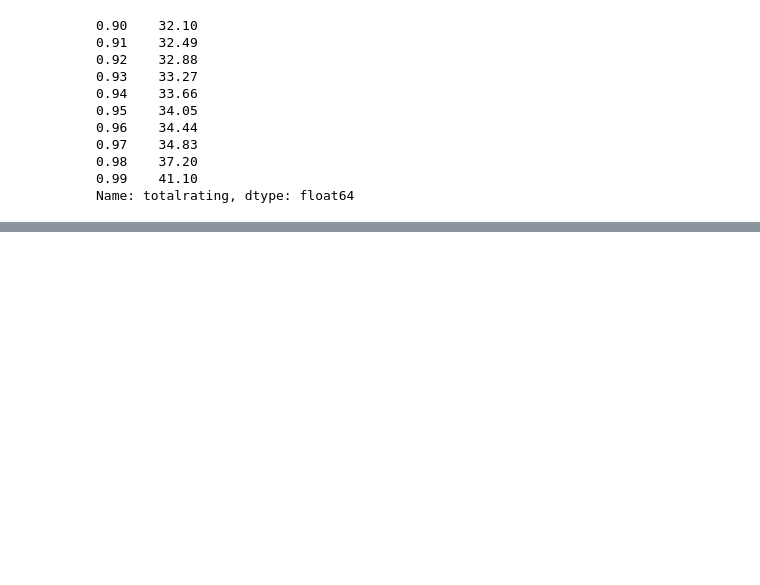
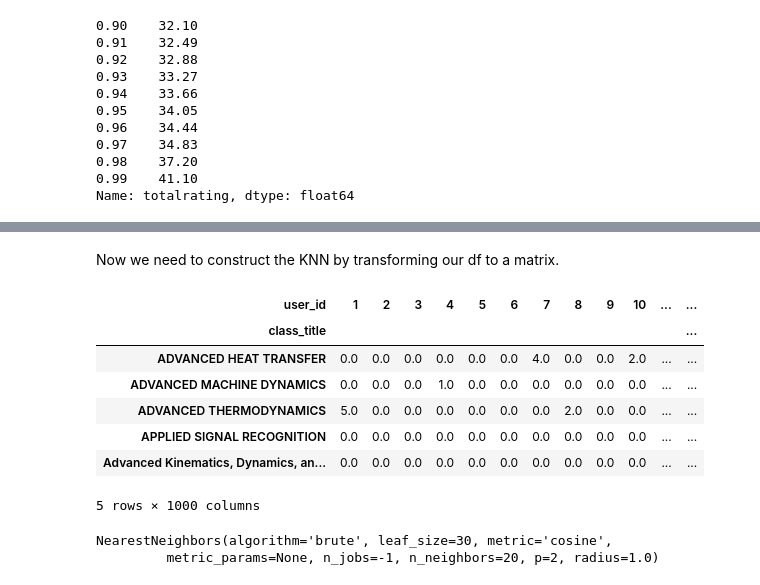
Before and after one commit to NadiaAlmutlak/Columbia_Degree_Rec, a Jupyter notebook: KNN_classRec.ipynb, the cells around one changed output, grey strips where cells are left out. Cells and saved outputs as stored; diff of their text form; code cells hidden in the pictures; blank space fills up the shorter version.

```diff
--- a/KNN_classRec.ipynb
+++ b/KNN_classRec.ipynb
@@ -108,3 +192,32 @@ rating_popularclass.head()
 | 2 | 20 | 17 | 2 | E4302 | ADVANCED THERMODYNAMICS | 2 | 4 | http://www.columbia.edu/cu/bullet... | 31 |
 | 3 | 66 | 17 | 5 | E4302 | ADVANCED THERMODYNAMICS | 2 | 4 | http://www.columbia.edu/cu/bullet... | 31 |
 | 4 | 130 | 17 | 5 | E4302 | ADVANCED THERMODYNAMICS | 2 | 4 | http://www.columbia.edu/cu/bullet... | 31 |
+# %% [markdown]
+Now we need to construct the KNN by transforming our df to a matrix.
+# %%
+from scipy.sparse import csr_matrix
+
+#Transform the DF into a matrix
+pivot=rating_total.pivot(index="class_title",columns="user_id", values="rating").fillna(0)
+
+# convert dataframe of movie features to scipy sparse matrix
+mat_class_features = csr_matrix(pivot.values)
+
+pivot.head()
+# %% [output]
+| user_id | 1 | 2 | 3 | 4 | 5 | 6 | 7 | 8 | 9 | 10 | ... | ... |
+| class_title |  |  |  |  |  |  |  |  |  |  |  | ... |
+| ADVANCED HEAT TRANSFER | 0.0 | 0.0 | 0.0 | 0.0 | 0.0 | 0.0 | 4.0 | 0.0 | 0.0 | 2.0 | ... | ... |
+| ADVANCED MACHINE DYNAMICS | 0.0 | 0.0 | 0.0 | 1.0 | 0.0 | 0.0 | 0.0 | 0.0 | 0.0 | 0.0 | ... | ... |
+| ADVANCED THERMODYNAMICS | 5.0 | 0.0 | 0.0 | 0.0 | 0.0 | 0.0 | 0.0 | 2.0 | 0.0 | 0.0 | ... | ... |
+| APPLIED SIGNAL RECOGNITION | 0.0 | 0.0 | 0.0 | 0.0 | 0.0 | 0.0 | 0.0 | 0.0 | 0.0 | 0.0 | ... | ... |
+| Advanced Kinematics, Dynamics, an... | 0.0 | 0.0 | 0.0 | 0.0 | 0.0 | 0.0 | 0.0 | 0.0 | 0.0 | 0.0 | ... | ... |
+5 rows × 1000 columns
+# %%
+from sklearn.neighbors import NearestNeighbors
+
+model_knn = NearestNeighbors(metric='cosine', algorithm='brute', n_neighbors=20, n_jobs=-1)
+model_knn.fit(mat_class_features)
+# %% [output]
+NearestNeighbors(algorithm='brute', leaf_size=30, metric='cosine',
+         metric_params=None, n_jobs=-1, n_neighbors=20, p=2, radius=1.0)
```
Also changed, not shown: parts of 23 cells of this notebook.
